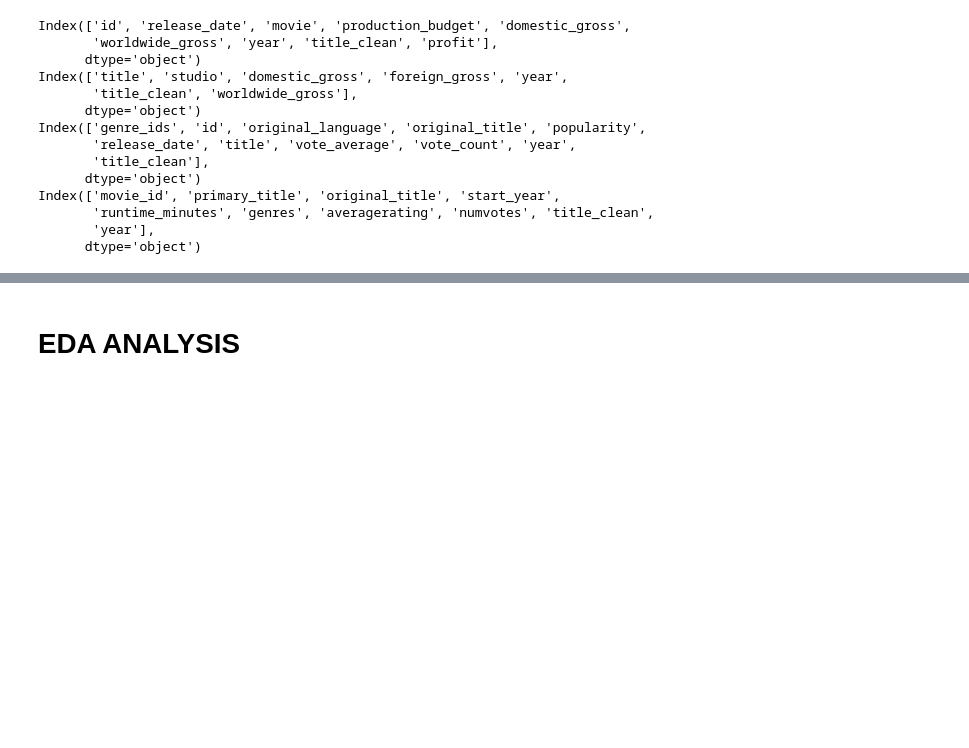
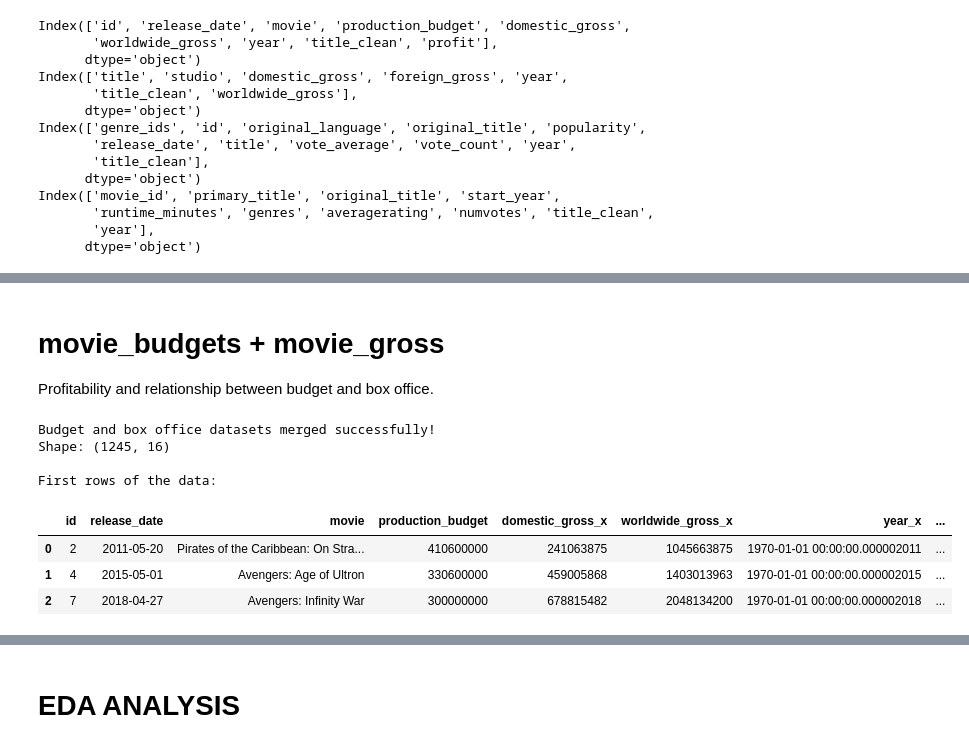
Before and after one commit to lorenaterah/Phase-2-project-G3, a Jupyter notebook: Notebooks/sharonk.ipynb, the cells around one changed output, grey strips where cells are left out. Cells and saved outputs as stored; diff of their text form; code cells hidden in the pictures; blank space fills up the shorter version.

```diff
--- a/Notebooks/sharonk.ipynb
+++ b/Notebooks/sharonk.ipynb
@@ -228,24 +228,24 @@ dtype: int64
 # %%
 # Remove dollar signs and commas
 for col in ['production_budget', 'domestic_gross', 'worldwide_gross']:
-    budgets[col] = (
-        budgets[col]
+    movie_budgets[col] = (
+        movie_budgets[col]
         .replace('[\$,]', '', regex=True)
         .astype(float)
         .astype('Int64')
     )
 
 # Convert release_date to datetime
-budgets['release_date'] = pd.to_datetime(budgets['release_date'], errors='coerce')
+movie_budgets['release_date'] = pd.to_datetime(movie_budgets['release_date'], errors='coerce')
 
 # Extract release year
-budgets['year'] = pd.to_datetime(budgets['release_date'].dt.year)
+movie_budgets['year'] = pd.to_datetime(movie_budgets['release_date'].dt.year)
 
 
 # Clean movie title (lowercase, strip spaces)
-budgets['title_clean'] = budgets['movie'].str.lower().str.strip()
+movie_budgets['title_clean'] = movie_budgets['movie'].str.lower().str.strip()
 
 # Generate a `profit` column to determine net earnings by subtracting production costs from total revenues.
 
-budgets['profit'] = budgets['worldwide_gross'] - budgets['production_budget']
+movie_budgets['profit'] = movie_budgets['worldwide_gross'] - movie_budgets['production_budget']
 # %%
@@ -564,0 +516,23 @@ Clean the final dataset `merged_DF`
+# %% [markdown]
+# movie_budgets + movie_gross
+
+Profitability and relationship between budget and box office.
+# %%
+df_box = pd.merge(movie_budgets, movie_gross,
+                  left_on='movie',
+                  right_on='title',
+                  how='inner')
+
+print(f"Budget and box office datasets merged successfully!")
+print(f"Shape: {df_box.shape}")
+print(f"\nFirst rows of the data:")
+df_box.head(3)
+# %% [output]
+Budget and box office datasets merged successfully!
+Shape: (1245, 16)
+
+First rows of the data:
+|  | id | release_date | movie | production_budget | domestic_gross_x | worldwide_gross_x | year_x | ... |
+| 0 | 2 | 2011-05-20 | Pirates of the Caribbean: On Stra... | 410600000 | 241063875 | 1045663875 | 1970-01-01 00:00:00.000002011 | ... |
+| 1 | 4 | 2015-05-01 | Avengers: Age of Ultron | 330600000 | 459005868 | 1403013963 | 1970-01-01 00:00:00.000002015 | ... |
+| 2 | 7 | 2018-04-27 | Avengers: Infinity War | 300000000 | 678815482 | 2048134200 | 1970-01-01 00:00:00.000002018 | ... |
```
Also changed, not shown: parts of 44 cells of this notebook.
